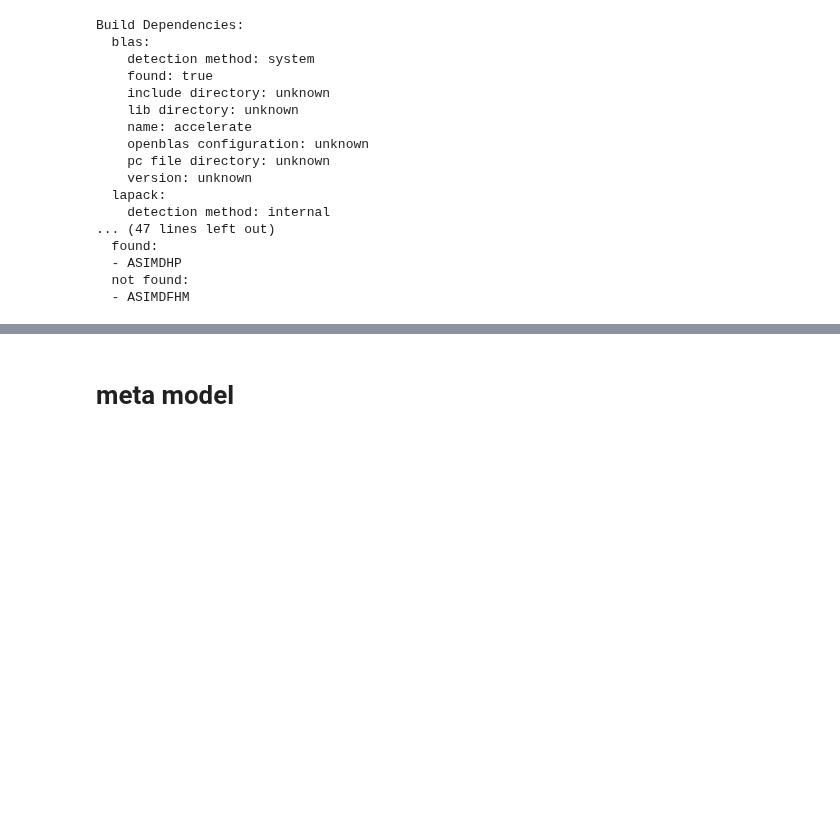
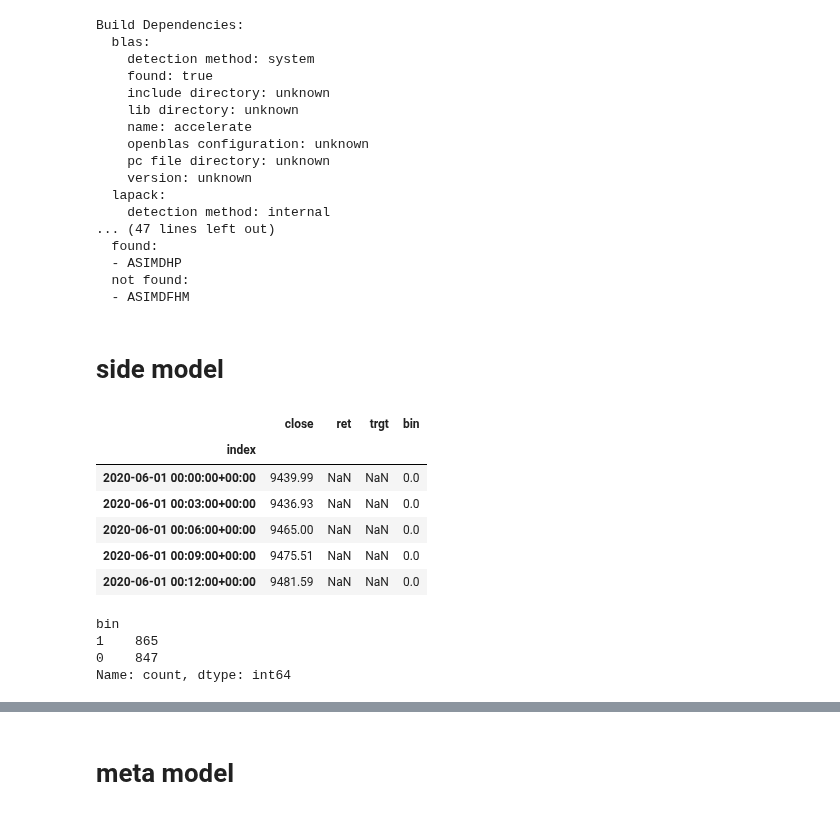
Before and after one commit to ArtiPyHeart/jesse-trade, a Jupyter notebook: models.ipynb, the cells around one changed output, grey strips where cells are left out. Cells and saved outputs as stored; diff of their text form; code cells hidden in the pictures; blank space fills up the shorter version.

```diff
--- a/models.ipynb
+++ b/models.ipynb
@@ -20,3 +20,40 @@ Build Dependencies:
   - ASIMDHP
   not found:
   - ASIMDFHM
+# %% [markdown]
+# side model
+# %%
+import pandas as pd
+
+df_features = pd.read_parquet("data/features.parquet")
+df_label_side = pd.read_parquet("data/label_side.parquet")
+df_label_side.head()
+# %% [output]
+|  | close | ret | trgt | bin |
+| index |  |  |  |  |
+| 2020-06-01 00:00:00+00:00 | 9439.99 | NaN | NaN | 0.0 |
+| 2020-06-01 00:03:00+00:00 | 9436.93 | NaN | NaN | 0.0 |
+| 2020-06-01 00:06:00+00:00 | 9465.00 | NaN | NaN | 0.0 |
+| 2020-06-01 00:09:00+00:00 | 9475.51 | NaN | NaN | 0.0 |
+| 2020-06-01 00:12:00+00:00 | 9481.59 | NaN | NaN | 0.0 |
+# %%
+from sklearn.model_selection import train_test_split
+from custom_indicators.selection import SIDE_1M, SIDE_3M, SIDE_15M
+
+side_features_col = SIDE_1M + SIDE_3M + SIDE_15M
+valid_mask = (df_label_side["bin"].astype(int) != 0).tolist()
+side_features = df_features[valid_mask][side_features_col]
+side_label = (df_label_side[valid_mask]["bin"].astype(int) == 1).astype(int)
+
+train_test_split_point = int(side_features.shape[0] * 0.8)
+side_features_train = side_features.iloc[:train_test_split_point]
+side_features_test = side_features.iloc[train_test_split_point:]
+side_label_train = side_label.iloc[:train_test_split_point]
+side_label_test = side_label.iloc[train_test_split_point:]
+
+side_label_test.value_counts()
+# %% [output]
+bin
+1    865
+0    847
+Name: count, dtype: int64
```
Also changed, not shown: parts of 6 cells of this notebook, 11 other files.
